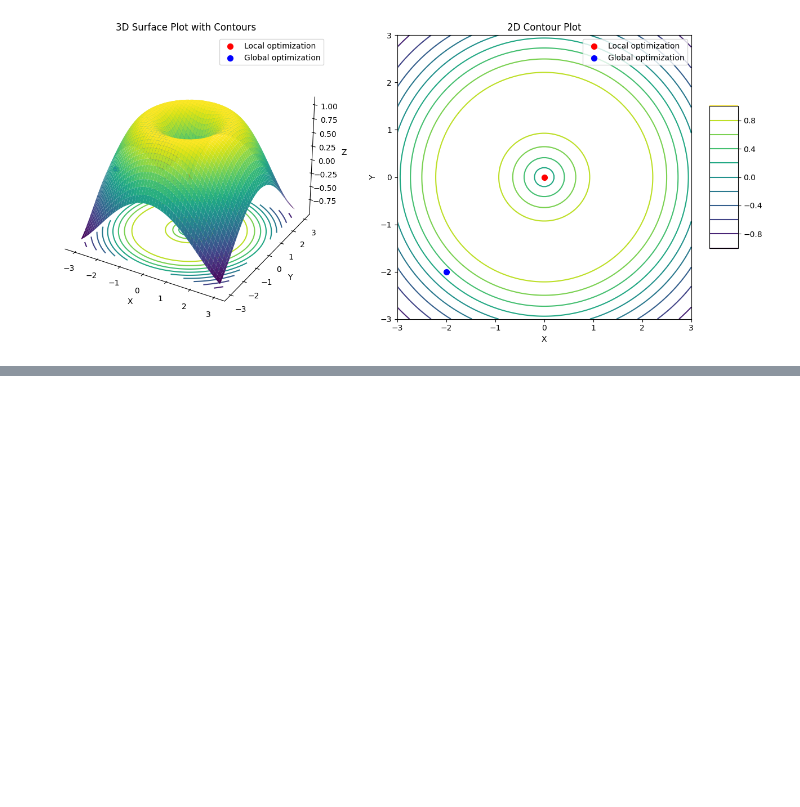
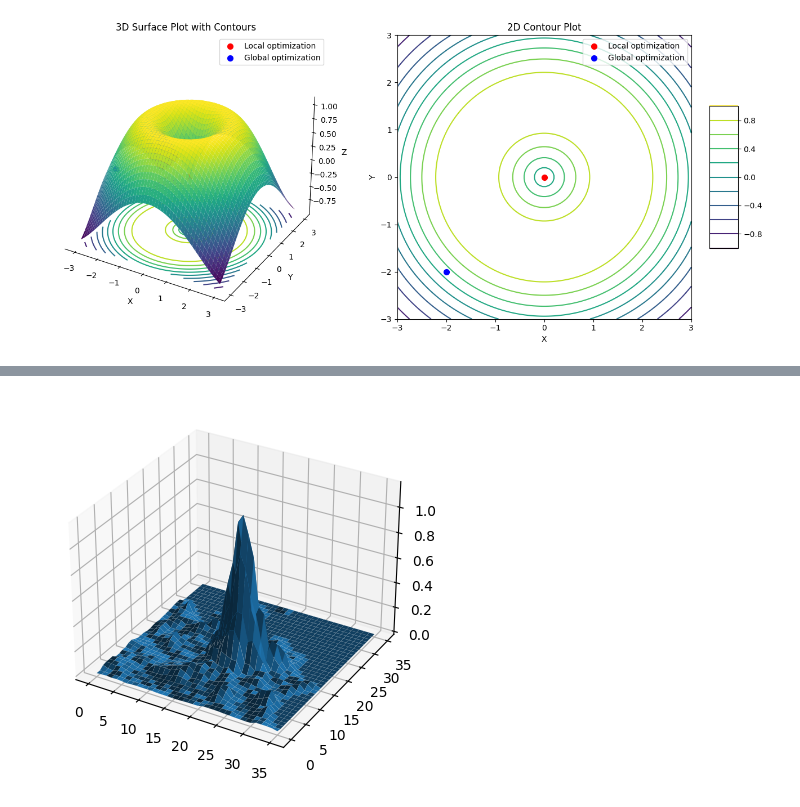
Before and after one commit to HalKiyo/h08_urban, a Jupyter notebook: qgis/pst/3Dplots_population_density.ipynb, the cells around one changed output, grey strips where cells are left out. Drawn from its saved outputs; the diff is of its cells as text; code cells hidden in the pictures; blank space fills up the shorter version.

```diff
--- a/qgis/pst/3Dplots_population_density.ipynb
+++ b/qgis/pst/3Dplots_population_density.ipynb
@@ -148,0 +176,20 @@ NameError: name 'city_num' is not defined
+# %%
+def plot_surface_with_y_inversion(ax, X, Y, Z, invert_y=False, **kwargs):
+    if invert_y:
+        Y = Y[::-1]
+        Z = Z[::-1, :]
+    return ax.plot_surface(X, Y, Z, **kwargs)
+
+x = np.arange(pop_cropped.shape[1])
+y = np.arange(pop_cropped.shape[0])
+x, y = np.meshgrid(x, y)
+z = pop_cropped
+
+# プロットの作成
+fig = plt.figure()
+ax = fig.add_subplot(111, projection='3d')
+#
+surf = plot_surface_with_y_inversion(ax, x, y, z, invert_y=True)
+plt.show()
+# %% [output]
+[figure, added]
```
Also changed, not shown: parts of 12 cells of this notebook.
